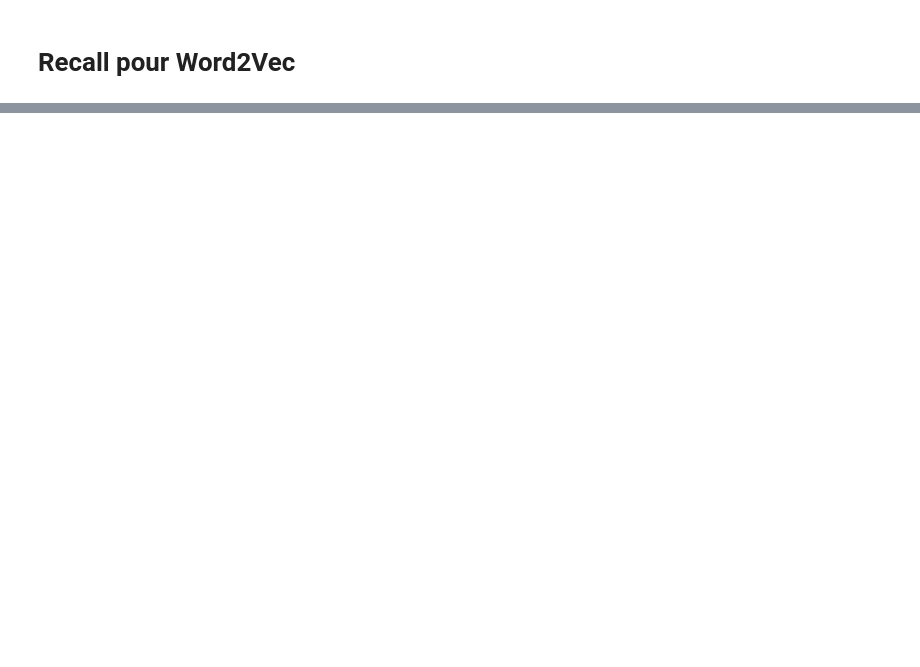
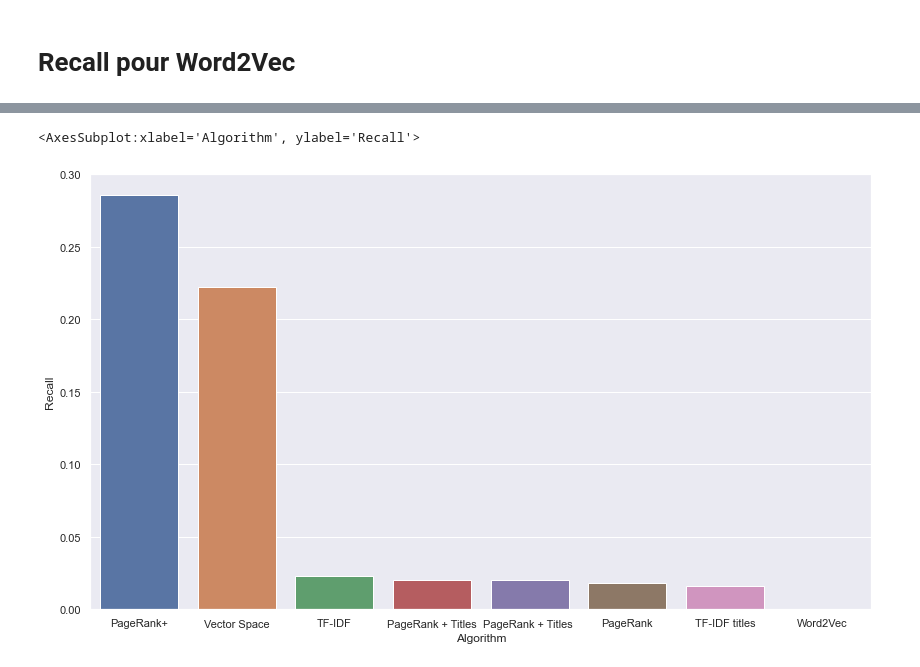
Before and after one commit to clementbernardd/LOG6308, a Jupyter notebook: TP2/TP2_groupe7.ipynb, the cells around one changed output, grey strips where cells are left out. Cells and saved outputs as stored; diff of their text form; code cells hidden in the pictures; blank space fills up the shorter version.

Commit message:
Add word2vec and titles+pageRank

```diff
--- a/TP2/TP2_groupe7.ipynb
+++ b/TP2/TP2_groupe7.ipynb
@@ -847,0 +925,5 @@ get_recall(fn_recommendations_tfidf, args)
+# %%
+args = {'term_document' : get_term_document_titles(),
+       'title_neigh' : 100}
+# %%
+score_models['PageRank + Titles'] = get_recall(fn_recommendations_pagerank_titles, args)
@@ -847,0 +936,12 @@ get_recall(fn_recommendations_tfidf, args)
+# %%
+def get_summary(score_models,order = True) :
+    ''' Return a DataFrame with the summary of the results '''
+    if order :
+        score_models = {key : -value for key,value in zip(list(score_models.keys()), list(score_models.values()))}
+        score_models = {key: value for key, value in sorted(score_models.items(), key=lambda item: item[1])}
+        score_models = {key : -value for key,value in zip(list(score_models.keys()), list(score_models.values()))}
+    to_df = {'Algorithm' : list(score_models.keys()) , 'Recall' : list(score_models.values())}
+
+    return pd.DataFrame(to_df)
+# %%
+df = get_summary(score_models, order = True)
@@ -847,0 +960,10 @@ get_recall(fn_recommendations_tfidf, args)
+# %%
+sns.set(rc={'figure.figsize':(14,8)})
+sns.barplot(data = df
+          ,x = 'Algorithm'
+          ,y = 'Recall'
+          ,ci = None
+          )
+# %% [output]
+<AxesSubplot:xlabel='Algorithm', ylabel='Recall'>
+[figure, added]
```
Also changed, not shown: parts of 37 cells of this notebook.
